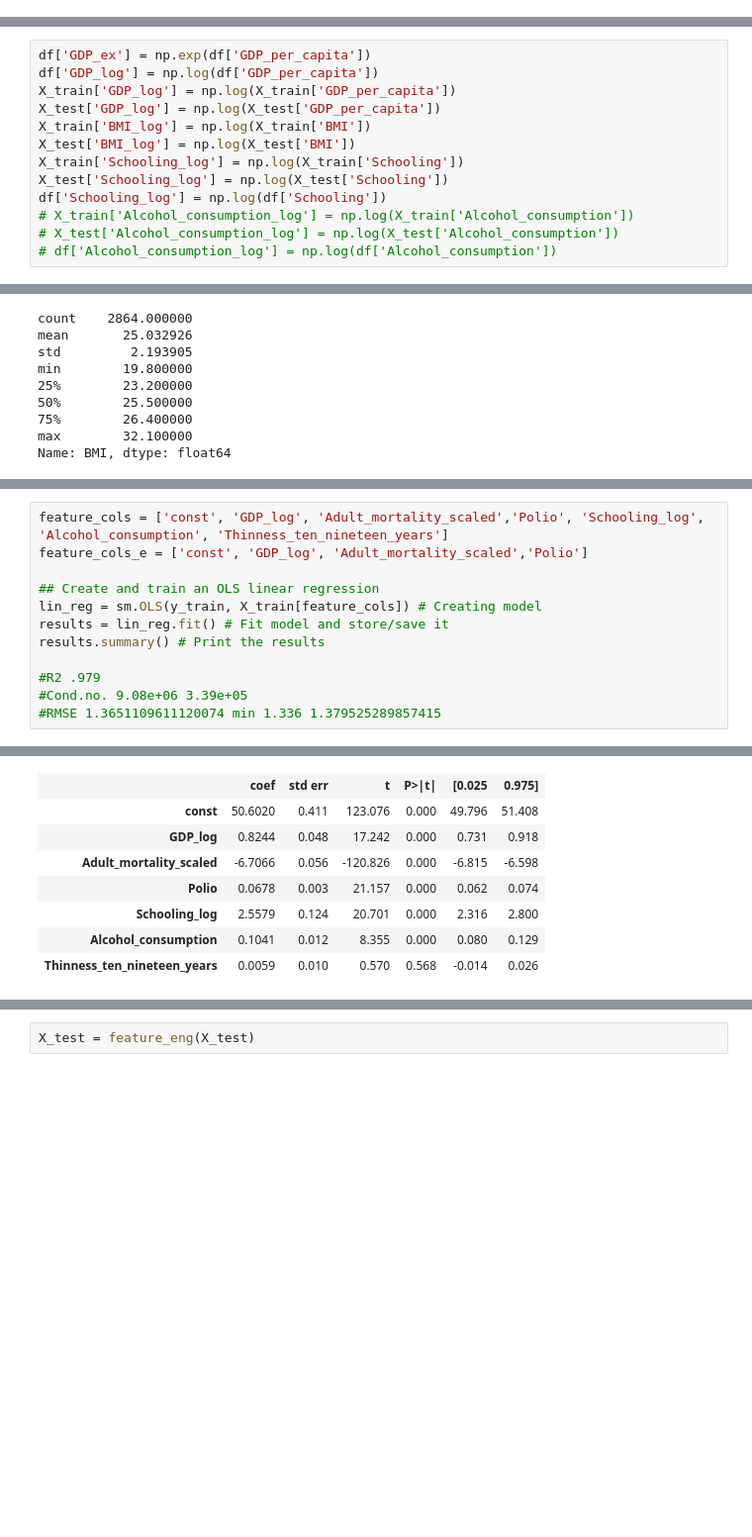
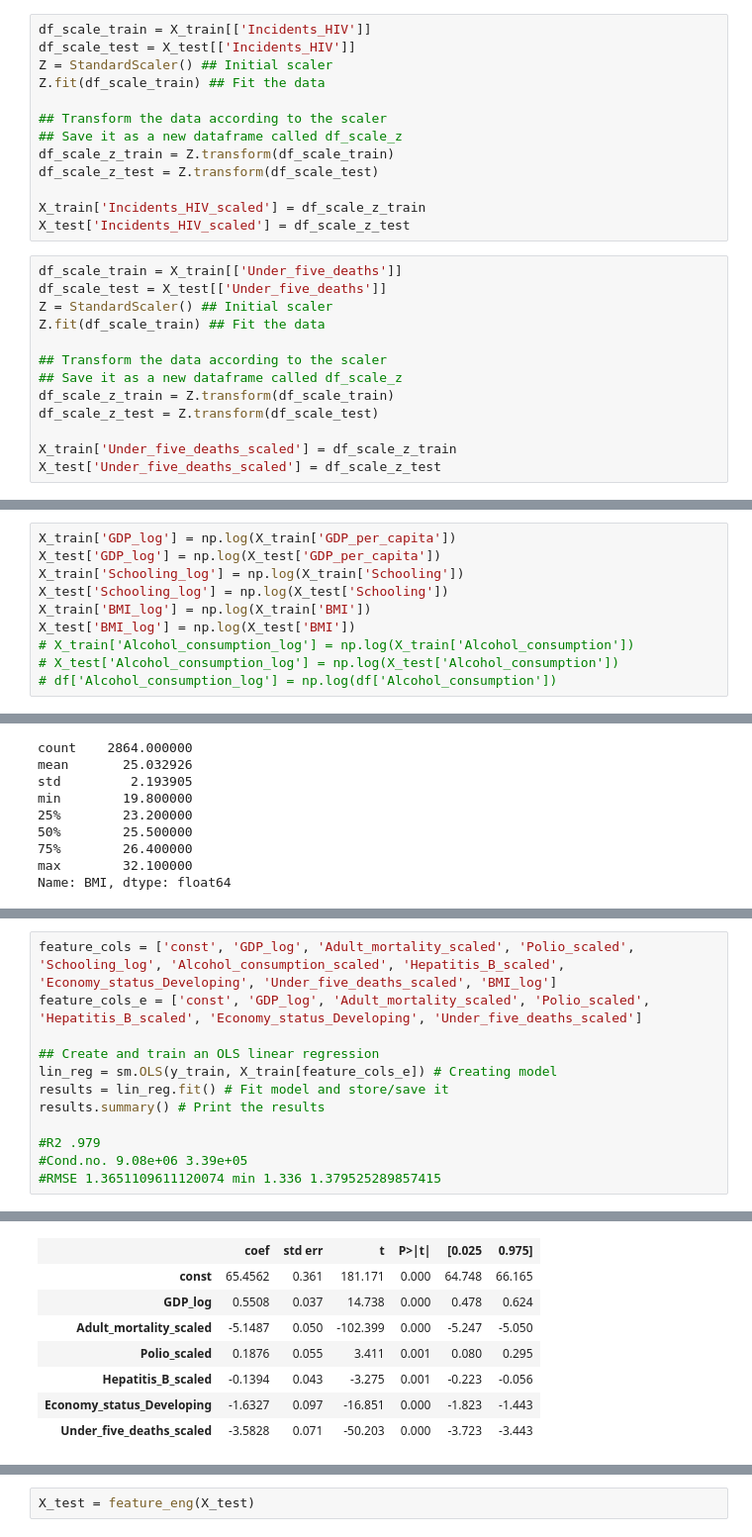
Before and after one commit to Diiamon/Def_WHO-life-, a Jupyter notebook: Egle.ipynb, the cells around one changed output, grey strips where cells are left out. Shown at 99% size. Drawn from its saved outputs; the diff is of its cells as text; blank space fills up the shorter version.

```diff
--- a/Egle.ipynb
+++ b/Egle.ipynb
@@ -169,0 +232,26 @@ X_train, X_test, y_train, y_test = train_test_split(X, ##features
+# %%
+df_scale_train = X_train[['Incidents_HIV']]
+df_scale_test = X_test[['Incidents_HIV']]
+Z = StandardScaler() ## Initial scaler
+Z.fit(df_scale_train) ## Fit the data
+
+## Transform the data according to the scaler
+## Save it as a new dataframe called df_scale_z
+df_scale_z_train = Z.transform(df_scale_train)
+df_scale_z_test = Z.transform(df_scale_test)
+
+X_train['Incidents_HIV_scaled'] = df_scale_z_train
+X_test['Incidents_HIV_scaled'] = df_scale_z_test
+# %%
+df_scale_train = X_train[['Under_five_deaths']]
+df_scale_test = X_test[['Under_five_deaths']]
+Z = StandardScaler() ## Initial scaler
+Z.fit(df_scale_train) ## Fit the data
+
+## Transform the data according to the scaler
+## Save it as a new dataframe called df_scale_z
+df_scale_z_train = Z.transform(df_scale_train)
+df_scale_z_test = Z.transform(df_scale_test)
+
+X_train['Under_five_deaths_scaled'] = df_scale_z_train
+X_test['Under_five_deaths_scaled'] = df_scale_z_test
@@ -216,15 +365,12 @@ plt.show()
 # %% [output]
 [figure]
 # %%
-df['GDP_ex'] = np.exp(df['GDP_per_capita'])
-df['GDP_log'] = np.log(df['GDP_per_capita'])
 X_train['GDP_log'] = np.log(X_train['GDP_per_capita'])
 X_test['GDP_log'] = np.log(X_test['GDP_per_capita'])
+X_train['Schooling_log'] = np.log(X_train['Schooling'])
+X_test['Schooling_log'] = np.log(X_test['Schooling'])
 X_train['BMI_log'] = np.log(X_train['BMI'])
 X_test['BMI_log'] = np.log(X_test['BMI'])
-X_train['Schooling_log'] = np.log(X_train['Schooling'])
-X_test['Schooling_log'] = np.log(X_test['Schooling'])
-df['Schooling_log'] = np.log(df['Schooling'])
 # X_train['Alcohol_consumption_log'] = np.log(X_train['Alcohol_consumption'])
 # X_test['Alcohol_consumption_log'] = np.log(X_test['Alcohol_consumption'])
 # df['Alcohol_consumption_log'] = np.log(df['Alcohol_consumption'])
@@ -400,9 +580,9 @@ X_test['Schooling_log'] = np.log(X_test['Schooling'])
 # %%
-feature_cols = ['const', 'GDP_log', 'Adult_mortality_scaled','Polio', 'Schooling_log', 'Alcohol_consumption', 'Thinness_ten_nineteen_years']
-feature_cols_e = ['const', 'GDP_log', 'Adult_mortality_scaled','Polio']
+feature_cols = ['const', 'GDP_log', 'Adult_mortality_scaled', 'Polio_scaled', 'Schooling_log', 'Alcohol_consumption_scaled', 'Hepatitis_B_scaled', 'Economy_status_Developing', 'Under_five_deaths_scaled', 'BMI_log']
+feature_cols_e = ['const', 'GDP_log', 'Adult_mortality_scaled', 'Polio_scaled', 'Hepatitis_B_scaled', 'Economy_status_Developing', 'Under_five_deaths_scaled']
 
 ## Create and train an OLS linear regression
-lin_reg = sm.OLS(y_train, X_train[feature_cols]) # Creating model
+lin_reg = sm.OLS(y_train, X_train[feature_cols_e]) # Creating model
 results = lin_reg.fit() # Fit model and store/save it
 results.summary() # Print the results
 
@@ -421,10 +601,10 @@ OLS Regression Results
 | Df Model: | 6 |  |  |
 | Covariance Type: | nonrobust |  |  |
 |  | coef | std err | t | P>|t| | [0.025 | 0.975] |
-| const | 50.6020 | 0.411 | 123.076 | 0.000 | 49.796 | 51.408 |
-| GDP_log | 0.8244 | 0.048 | 17.242 | 0.000 | 0.731 | 0.918 |
-| Adult_mortality_scaled | -6.7066 | 0.056 | -120.826 | 0.000 | -6.815 | -6.598 |
-| Polio | 0.0678 | 0.003 | 21.157 | 0.000 | 0.062 | 0.074 |
-| Schooling_log | 2.5579 | 0.124 | 20.701 | 0.000 | 2.316 | 2.800 |
-| Alcohol_consumption | 0.1041 | 0.012 | 8.355 | 0.000 | 0.080 | 0.129 |
-| Thinness_ten_nineteen_years | 0.0059 | 0.010 | 0.570 | 0.568 | -0.014 | 0.026 |
+| const | 65.4562 | 0.361 | 181.171 | 0.000 | 64.748 | 66.165 |
+| GDP_log | 0.5508 | 0.037 | 14.738 | 0.000 | 0.478 | 0.624 |
+| Adult_mortality_scaled | -5.1487 | 0.050 | -102.399 | 0.000 | -5.247 | -5.050 |
+| Polio_scaled | 0.1876 | 0.055 | 3.411 | 0.001 | 0.080 | 0.295 |
+| Hepatitis_B_scaled | -0.1394 | 0.043 | -3.275 | 0.001 | -0.223 | -0.056 |
+| Economy_status_Developing | -1.6327 | 0.097 | -16.851 | 0.000 | -1.823 | -1.443 |
+| Under_five_deaths_scaled | -3.5828 | 0.071 | -50.203 | 0.000 | -3.723 | -3.443 |
```
Also changed, not shown: parts of 22 cells of this notebook.
